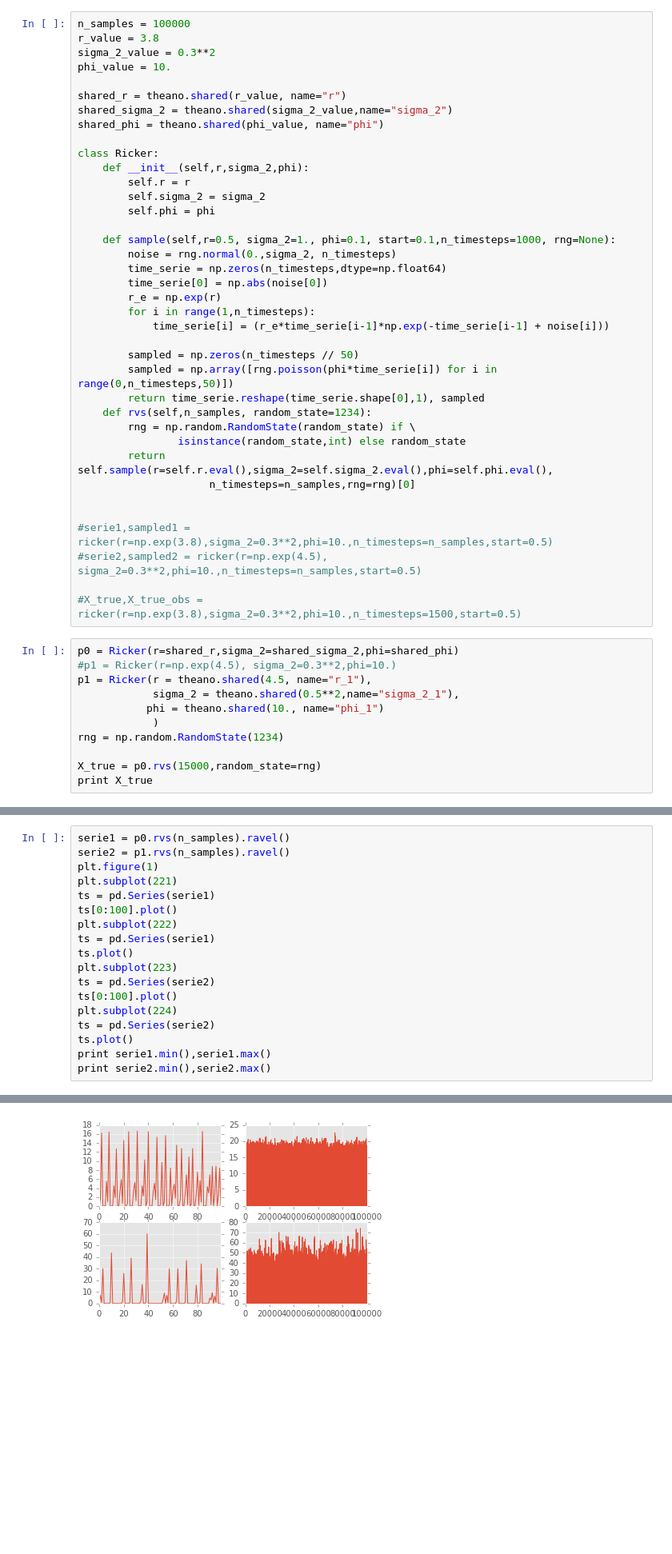
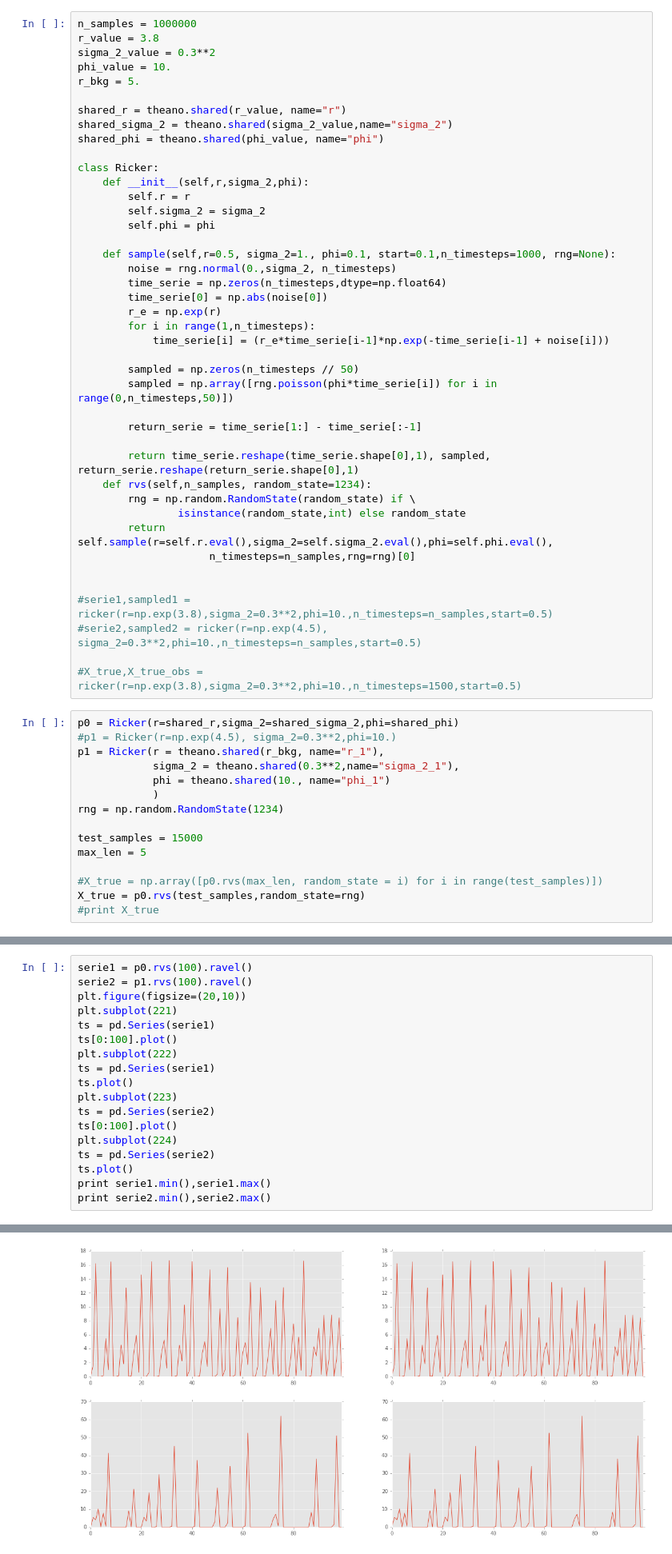
Before and after one commit to jgpavez/TimeSeriesEstimation, a Jupyter notebook: ricker.ipynb, the cells around one changed output, grey strips where cells are left out. Shown at 80% size. Cells and saved outputs as stored; diff of their text form; blank space fills up the shorter version.

Commit message:
New results for ricker

```diff
--- a/ricker.ipynb
+++ b/ricker.ipynb
@@ -44,10 +44,11 @@ np.random.seed(1234)
 The autoreload extension is already loaded. To reload it, use:
   %reload_ext autoreload
 # %%
-n_samples = 100000
+n_samples = 1000000
 r_value = 3.8
 sigma_2_value = 0.3**2
 phi_value = 10.
+r_bkg = 5.
 
 shared_r = theano.shared(r_value, name="r")
 shared_sigma_2 = theano.shared(sigma_2_value,name="sigma_2")
@@ -69,7 +70,10 @@ class Ricker:
 
         sampled = np.zeros(n_timesteps // 50)
         sampled = np.array([rng.poisson(phi*time_serie[i]) for i in range(0,n_timesteps,50)])
-        return time_serie.reshape(time_serie.shape[0],1), sampled
+
+        return_serie = time_serie[1:] - time_serie[:-1]
+
+        return time_serie.reshape(time_serie.shape[0],1), sampled, return_serie.reshape(return_serie.shape[0],1)
     def rvs(self,n_samples, random_state=1234):
         rng = np.random.RandomState(random_state) if \
                 isinstance(random_state,int) else random_state
@@ -84,11 +88,15 @@ class Ricker:
 # %%
 p0 = Ricker(r=shared_r,sigma_2=shared_sigma_2,phi=shared_phi)
 #p1 = Ricker(r=np.exp(4.5), sigma_2=0.3**2,phi=10.)
-p1 = Ricker(r = theano.shared(4.5, name="r_1"),
-            sigma_2 = theano.shared(0.5**2,name="sigma_2_1"),
-           phi = theano.shared(10., name="phi_1")
+p1 = Ricker(r = theano.shared(r_bkg, name="r_1"),
+            sigma_2 = theano.shared(0.3**2,name="sigma_2_1"),
+            phi = theano.shared(10., name="phi_1")
             )
 rng = np.random.RandomState(1234)
 
-X_true = p0.rvs(15000,random_state=rng)
-print X_true
+test_samples = 15000
+max_len = 5
+
+#X_true = np.array([p0.rvs(max_len, random_state = i) for i in range(test_samples)])
+X_true = p0.rvs(test_samples,random_state=rng)
+#print X_true
@@ -103,7 +103,7 @@ print X_true
 # %%
-serie1 = p0.rvs(n_samples).ravel()
-serie2 = p1.rvs(n_samples).ravel()
-plt.figure(1)
+serie1 = p0.rvs(100).ravel()
+serie2 = p1.rvs(100).ravel()
+plt.figure(figsize=(20,10))
 plt.subplot(221)
 ts = pd.Series(serie1)
 ts[0:100].plot()
@@ -124,4 +124,4 @@ print serie2.min(),serie2.max()
-[figure, old version]
+[figure, new version]
 # %%
 from carl.learning import make_parameterized_classification
 
```
Also changed, not shown: parts of 22 cells of this notebook, 1 other file.
